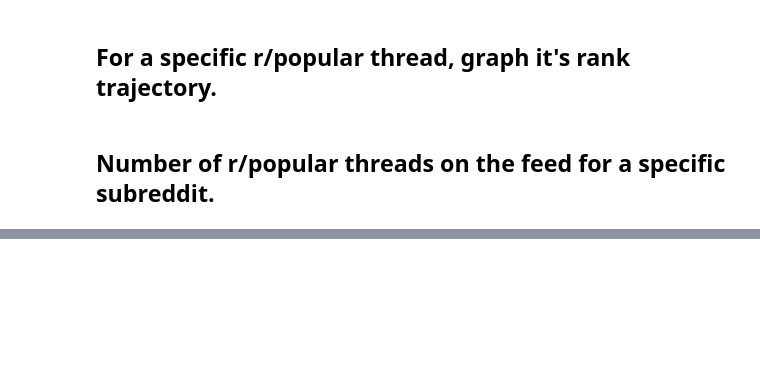
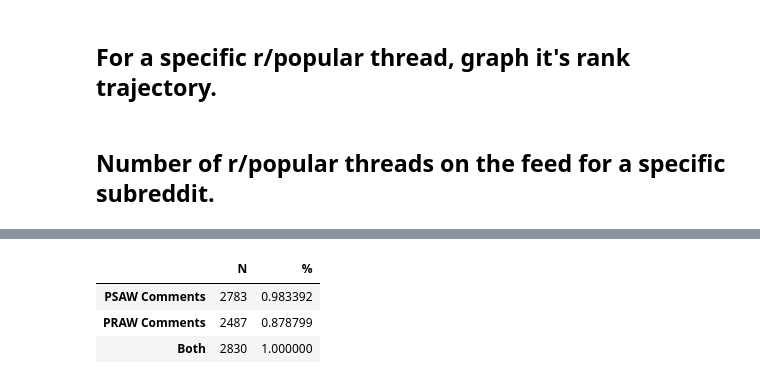
Before and after one commit to jackiec1998/resilient-communities, a Jupyter notebook: src/notebooks/analysis.ipynb, the cells around one changed output, grey strips where cells are left out. Cells and saved outputs as stored; diff of their text form; code cells hidden in the pictures; blank space fills up the shorter version.

```diff
--- a/src/notebooks/analysis.ipynb
+++ b/src/notebooks/analysis.ipynb
@@ -297,0 +426,91 @@ fig.show('svg')
+# %%
+subreddit = 'PeopleFuckingDying'
+
+praw = pd.DataFrame(
+    all_comments.find({'subreddit': {'$eq': subreddit}})
+)
+
+praw_hourly = count_hourly(praw['created_utc'], tz='UTC')
+
+psaw_comments = pd.DataFrame(
+    ps_comments[subreddit].find({})
+)
+
+psaw_comments_hourly = count_hourly(psaw_comments['created_utc'], tz='UTC')
+psaw_comments_monthly = count_monthly(psaw_comments['created_utc'])
+
+psaw_threads = pd.DataFrame(
+    ps_threads[subreddit].find({})
+)
+
+psaw_threads_monthly = count_monthly(psaw_threads['created_utc'])
+
+# Graphing code.
+fig = make_subplots(rows=3, subplot_titles=('Reddit vs. Pushshift Comments', 'Pushshift Comments', 'Pushshift Threads'))
+
+fig.add_trace(
+    go.Scatter(
+        x=praw_hourly.index,
+        y=praw_hourly.values,
+        name='Reddit'
+    ), row=1, col=1
+)
+
+fig.add_trace(
+    go.Scatter(
+        x=psaw_comments_hourly[praw_hourly.index[0]:praw_hourly.index[-1]].index,
+        y=psaw_comments_hourly[praw_hourly.index[0]:praw_hourly.index[-1]].values,
+        name='Pushshift'
+    ), row=1, col=1
+)
+
+fig.add_trace(
+    go.Scatter(
+        x=psaw_comments_monthly.index,
+        y=psaw_comments_monthly.values,
+        showlegend=False
+    ), row=2, col=1
+)
+
+fig.add_trace(
+    go.Scatter(
+        x=psaw_threads_monthly.index,
+        y=psaw_threads_monthly.values,
+        showlegend=False
+    ), row=3, col=1
+)
+
+fig.update_layout(
+    template='none',
+    title=f'Comparing PRAW and PSAW Collection for ' \
+        f'<a href="https://reddit.com/r/{subreddit}" target="_blank">r/{subreddit}</a>'
+)
+
+fig.show('svg')
+
+# Comparing comment reliability.
+time_window = (psaw['created_utc'] >= praw['created_utc'].min()) & \
+    (psaw['created_utc'] <= praw['created_utc'].max())
+
+psaw_ids = set(psaw_comments[time_window]['id'])
+
+praw_ids = set(praw['id'])
+
+all_ids = psaw_ids.union(praw_ids)
+
+display(pd.DataFrame.from_dict({
+    'PSAW Comments': {
+        'N': len(psaw_ids), '%': len(psaw_ids) / len(all_ids)
+    },
+    'PRAW Comments': {
+        'N': len(praw_ids), '%': len(praw_ids) / len(all_ids)
+    },
+    'Both': {
+        'N': len(all_ids), '%': len(all_ids) / len(all_ids)
+    }
+}, orient='index'))
+# %% [output]
+|  | N | % |
+| PSAW Comments | 2783 | 0.983392 |
+| PRAW Comments | 2487 | 0.878799 |
+| Both | 2830 | 1.000000 |
```
Also changed, not shown: parts of 20 cells of this notebook.
